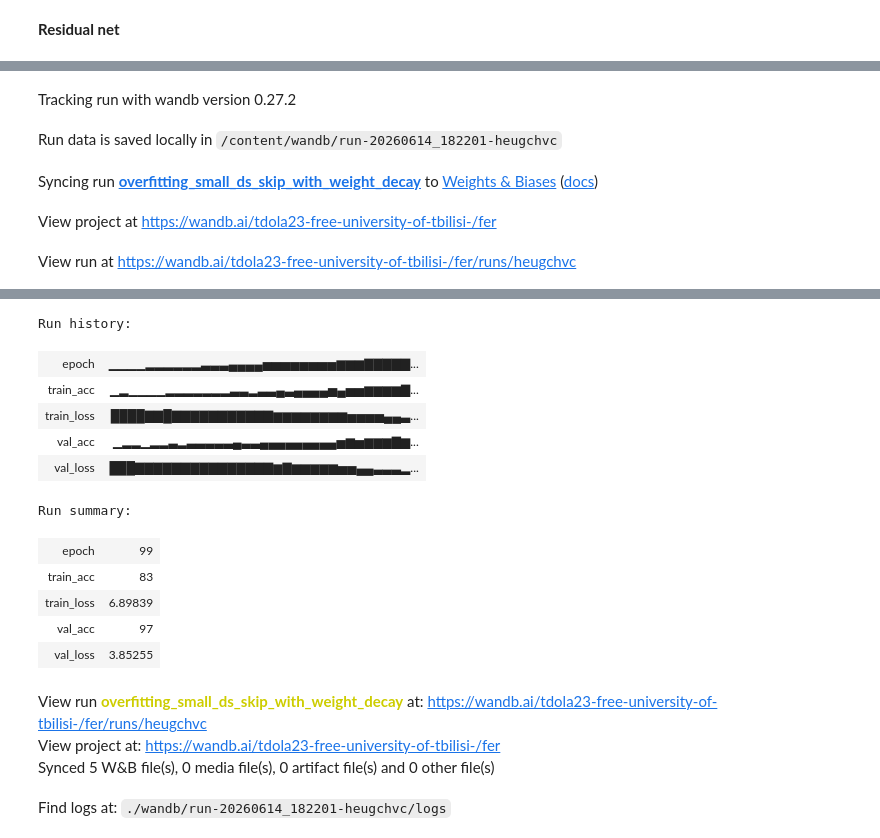
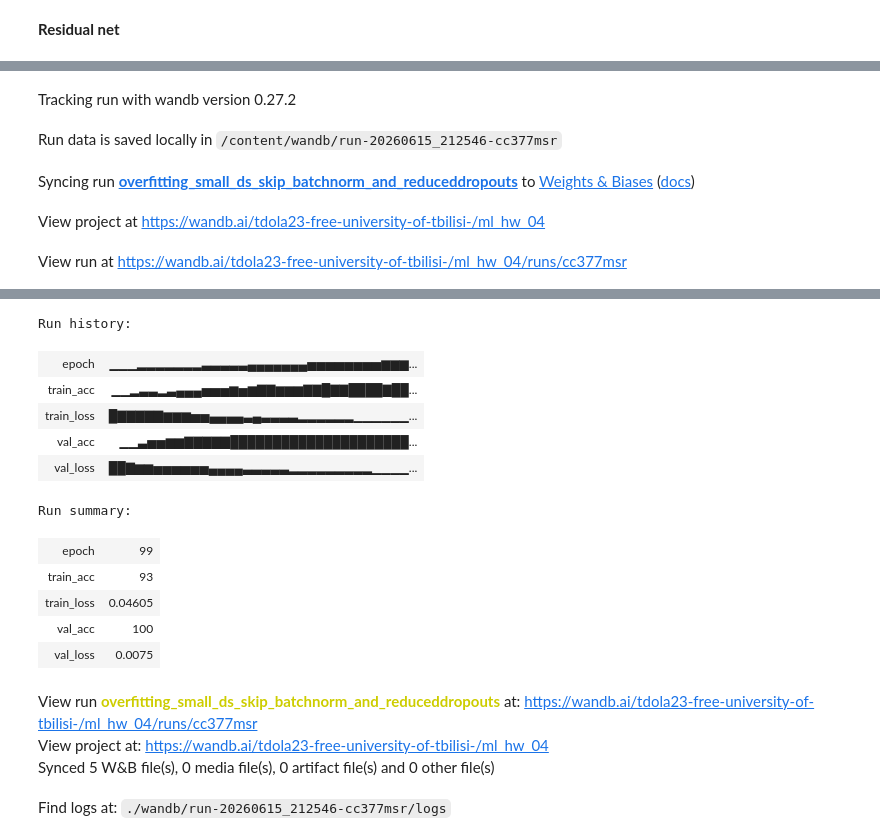
Before and after one commit to icosahedron31/Facial-Expression-Recognition, a Jupyter notebook: CNNMLP.ipynb, the cells around one changed output, grey strips where cells are left out. Drawn from its saved outputs; the diff is of its cells as text; code cells hidden in the pictures.

```diff
--- a/CNNMLP.ipynb
+++ b/CNNMLP.ipynb
@@ -351,7 +365,7 @@ def train_loop(train_ds, val_ds, model_name, learning_rate, batch_size, model, E
     model.train()
     for inputs, labels in train_dataloader:
       optimizer.zero_grad()
-      outputs = model(inputs)
+      outputs = model(inputs).to(device)
       train_loss = criterion(outputs, labels)
       total_loss_train += train_loss.item()
       train_loss.backward()
@@ -362,6 +376,8 @@ def train_loop(train_ds, val_ds, model_name, learning_rate, batch_size, model, E
     model.eval()
     with torch.no_grad():
       for inputs, labels in val_dataloader:
+        inputs = inputs.to(device)
+        labels = labels.to(device)
         outputs = model(inputs)
         val_loss = criterion(outputs, labels)
         total_loss_val += val_loss.item()
@@ -378,10 +394,10 @@ def train_loop(train_ds, val_ds, model_name, learning_rate, batch_size, model, E
 
     wandb.log({
         "epoch": epoch,
-        "train_loss": total_loss_train,
-        "train_acc": total_acc_train,
-        "val_loss": total_loss_val,
-        "val_acc": total_acc_val
+        "train_loss": total_loss_train / train_ds.__len__(),
+        "train_acc": round((total_acc_train)/train_ds.__len__() * 100, 4),
+        "val_loss": round(total_loss_val/val_ds.__len__(), 4),
+        "val_acc": round((total_acc_val)/val_ds.__len__() * 100, 4)
     })
 
   return best_model
@@ -566,17 +789,32 @@ small_ds = Subset(train_ds, range(100))
 model = BigNetWithSkips().to(device)
 
 wandb.init(
-    project="fer",
+    project="ml_hw_04",
     group="cnnmlp",
-    name="overfitting_small_ds_skip_with_weight_decay"
+    name="overfitting_small_ds_skip_batchnorm_and_reduceddropouts",
+    config = {
+    "project": "ml_hw_04",
+    "model": "Overfitting_small_ds_skip",
+
+    "training": {
+        "epochs": 100,
+        "batch_size": 8,
+        "lr": 1e-4,
+        "optimizer": "adam"
+    },
+        "experiment": {
+            "goal": "overfit_small_ds",
+            "group": "cnnmlp"
+        }
+    }
 )
-model = train_loop(small_ds, small_ds, "cnnmlp", 0.0003, 8, model, 100, weight_decay=1e-4)
+model = train_loop(small_ds, small_ds, "cnnmlp", 0.0001, 8, model, 100)
 torch.save(model, "overfitter.pt")
 wandb.finish()
 # %% [output]
 [interactive output not drawn]
 Tracking run with wandb version 0.27.2
-Run data is saved locally in /content/wandb/run-20260614_182201-heugchvc
+Run data is saved locally in /content/wandb/run-20260615_212546-cc377msr
-Syncing run overfitting_small_ds_skip_with_weight_decay to Weights & Biases (docs)
+Syncing run overfitting_small_ds_skip_batchnorm_and_reduceddropouts to Weights & Biases (docs)
-View project at https://wandb.ai/tdola23-free-university-of-tbilisi-/fer
+View project at https://wandb.ai/tdola23-free-university-of-tbilisi-/ml_hw_04
-View run at https://wandb.ai/tdola23-free-university-of-tbilisi-/fer/runs/heugchvc
+View run at https://wandb.ai/tdola23-free-university-of-tbilisi-/ml_hw_04/runs/cc377msr
@@ -600,20 +838,20 @@ Epoch 100/100, Train Loss: 0.069 Train Accuracy 83.0
 [interactive output not drawn]
 Run history:
-| epoch | ▁▁▁▁▂▂▂▂▂▂▃▃▃▄▄▄▄▅▅▅▅▅▅▅▅▆▆▆▇▇▇▇▇... |
-| train_acc | ▁▂▁▁▁▁▂▂▂▂▂▂▂▃▃▂▃▃▄▃▄▄▄▄▅▄▅▅▆▆▆▆▇... |
-| train_loss | ████▇▇█▇▇▇▇▇▇▇▇▇▇▇▆▆▆▆▆▆▆▆▅▅▅▅▄▄▃... |
-| val_acc | ▁▂▂▁▂▂▃▂▃▃▃▃▃▄▃▃▄▄▄▄▄▄▄▄▄▅▆▅▆▆▆▇▆... |
-| val_loss | ███▇▇▇▇▇▇▇▇▇▇▇▇▇▇▇▆▇▆▆▆▆▆▅▅▄▄▃▃▃▂... |
+| epoch | ▁▁▁▂▂▂▂▂▂▂▃▃▃▃▃▄▄▄▄▄▄▄▅▅▅▅▅▅▅▅▆▆▆... |
+| train_acc | ▁▁▂▃▃▂▃▄▄▄▅▅▅▆▅▆▇▇▆▆▆▇▇█▇▇████▇██... |
+| train_loss | █▇▇▇▇▇▆▆▆▅▅▄▄▄▄▃▄▃▃▃▃▂▂▂▂▂▂▁▁▁▁▁▁... |
+| val_acc | ▁▁▃▅▅▆▆▇▇▇▇▇█████████████████████... |
+| val_loss | ██▇▆▆▅▅▅▅▅▅▄▄▄▄▃▃▃▃▃▂▂▂▂▂▂▂▂▂▁▁▁▁... |
 Run summary:
 | epoch | 99 |
-| train_acc | 83 |
-| train_loss | 6.89839 |
-| val_acc | 97 |
-| val_loss | 3.85255 |
+| train_acc | 93 |
+| train_loss | 0.04605 |
+| val_acc | 100 |
+| val_loss | 0.0075 |
-View run overfitting_small_ds_skip_with_weight_decay at: https://wandb.ai/tdola23-free-university-of-tbilisi-/fer/runs/heugchvc
-View project at: https://wandb.ai/tdola23-free-university-of-tbilisi-/fer
+View run overfitting_small_ds_skip_batchnorm_and_reduceddropouts at: https://wandb.ai/tdola23-free-university-of-tbilisi-/ml_hw_04/runs/cc377msr
+View project at: https://wandb.ai/tdola23-free-university-of-tbilisi-/ml_hw_04
 Synced 5 W&B file(s), 0 media file(s), 0 artifact file(s) and 0 other file(s)
-Find logs at: ./wandb/run-20260614_182201-heugchvc/logs
+Find logs at: ./wandb/run-20260615_212546-cc377msr/logs
 # %%
 from torch.utils.data import Subset
 
```
Also changed, not shown: parts of 13 cells of this notebook.
